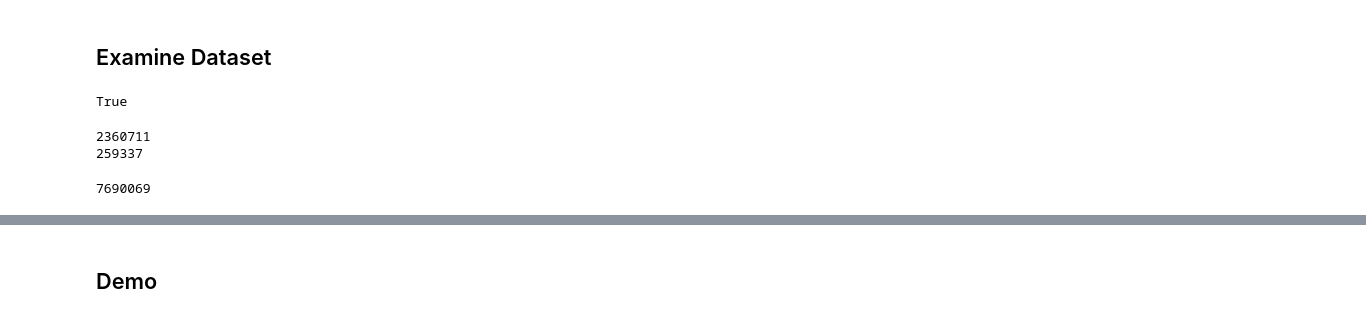
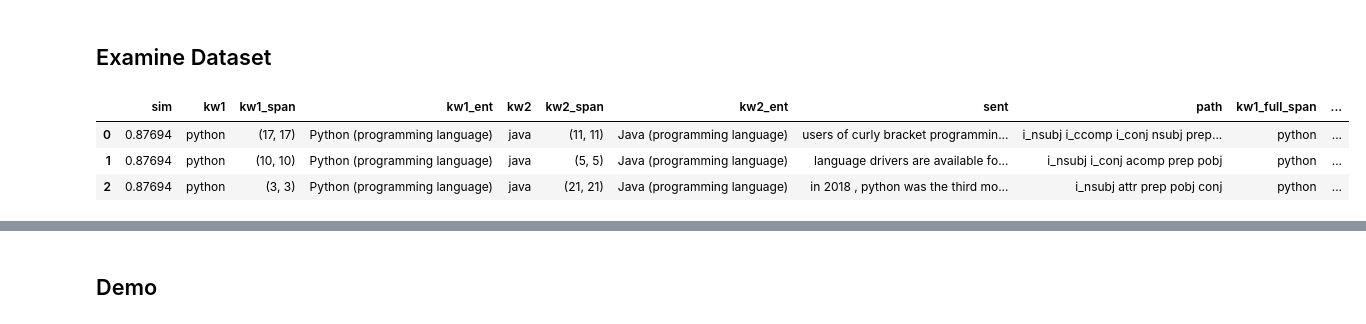
Before and after one commit to ZhuKerui/Forward, a Jupyter notebook: nb/extract_wiki.ipynb, the cells around one changed output, grey strips where cells are left out. Cells and saved outputs as stored; diff of their text form; code cells hidden in the pictures.

```diff
--- a/nb/extract_wiki.ipynb
+++ b/nb/extract_wiki.ipynb
@@ -260,8 +253,8 @@ cs_path_test_df = pd.read_csv(open(cs_path_test_file), sep='\t')
 # %%
 # [Create] Pattern frequency generation
 
-sub_df = wiki_path_test_df[wiki_path_test_df['sim'] > 0.5]
-# sub_df = cs_path_test_df[cs_path_test_df['sim'] > 0.5]
+# sub_df = wiki_path_test_df[wiki_path_test_df['sim'] > 0.5]
+sub_df = cs_path_test_df[cs_path_test_df['sim'] > 0.5]
 
 sub_df['pick'] = sub_df.apply(lambda x: 1 if 'nsubj' in x['path'] else 0, axis=1)
 sub_df = sub_df[sub_df['pick'] > 0]
@@ -332,6 +308,17 @@ See the caveats in the documentation: https://pandas.pydata.org/pandas-docs/stab
 # Get the entity occurance ['collect_ent_occur_from_selected']
 # %%
 # Demo function: find all the sentences that two keywords co-occur in selected sentences
+with open(path_pattern_count_file, 'rb') as f_in:
+    c = pickle.load(f_in)
+
+max_cnt = c.most_common(1)[0][1]
+log_max_cnt = np.log(max_cnt+1)
+
+def cal_freq(path:str):
+    cnt = c.get(path)
+    cnt = (cnt if cnt else 0.5) + 1
+    return np.log(cnt) / log_max_cnt
+
 def find_sentences(entity_dict:dict, ent1:str, ent2:str):
     kw1_occur = entity_dict.get(ent1)
     kw2_occur = entity_dict.get(ent2)
@@ -343,11 +330,10 @@ def find_sentences(entity_dict:dict, ent1:str, ent2:str):
     sim = cosine_similarity(w2vec.get_entity_vector(ent1).reshape(1, -1), w2vec.get_entity_vector(ent2).reshape(1, -1))
     data = []
     for occur in co_occur:
-        sent = note2line(occur).strip()
+        sent = note2line(note2line(occur, '_se.dat').split('\t')[7]).strip()
         pairs = [{'sim' : sim[0][0], 'kw1' : kw1, 'kw2' : kw2, 'kw1_ent' : ent1, 'kw2_ent' : ent2, 'sent' : sent}]
         doc = nlp(sent)
         data += feature_process(doc, pairs)
-
     df = pd.DataFrame(data = data, columns=feature_columns)
     df['pattern'] = df.apply(lambda x: gen_pattern(x['path']), axis=1)
     df['pattern_freq'] = df.apply(lambda x: cal_freq(x['pattern']), axis=1)
@@ -355,4 +341,22 @@ def find_sentences(entity_dict:dict, ent1:str, ent2:str):
     df['score'] = df.apply(lambda x: (x['pattern_freq'] * (x['kw1_recall'] + x['kw2_recall']) / 2 * x['coverage'])**0.33, axis=1)
     df = df[df['score'] > 0.5]
     return df
+
+def get_selected_record(entity_dict:dict, ent1:str, ent2:str):
+    kw1_occur = entity_dict.get(ent1)
+    kw2_occur = entity_dict.get(ent2)
+    if not kw1_occur or not kw2_occur:
+        return None
+    co_occur = kw1_occur & kw2_occur
+    data = []
+    features = ['sim', 'kw1', 'kw1_span', 'kw1_ent', 'kw2', 'kw2_span', 'kw2_ent', 'sent', 'path', 'kw1_full_span', 'kw1_recall', 'kw2_full_span', 'kw2_recall', 'pattern', 'pattern_freq', 'coverage', 'score']
+    for occur in co_occur:
+        record = note2line(occur, '_se.dat').strip().split('\t')
+        sent = note2line(record[7]).strip()
+        data_dict = {features[i] : record[i] for i in range(len(record))}
+        data_dict['sent'] = sent
+        data.append(data_dict)
+
+    df = pd.DataFrame(data = data, columns=features)
+    return df
 # %%
@@ -365,4 +370,9 @@ df.to_csv('sents.tsv', columns=feature_columns + ['pattern', 'pattern_freq', 'co
+# %%
+find_sentences(entity_occur, 'Python (programming language)', 'Java (programming language)')
+# %% [output]
+|  | sim | kw1 | kw1_span | kw1_ent | kw2 | kw2_span | kw2_ent | sent | path | kw1_full_span | ... |
+| 0 | 0.87694 | python | (17, 17) | Python (programming language) | java | (11, 11) | Java (programming language) | users of curly bracket programmin... | i_nsubj i_ccomp i_conj nsubj prep... | python | ... |
+| 1 | 0.87694 | python | (10, 10) | Python (programming language) | java | (5, 5) | Java (programming language) | language drivers are available fo... | i_nsubj i_conj acomp prep pobj | python | ... |
+| 2 | 0.87694 | python | (3, 3) | Python (programming language) | java | (21, 21) | Java (programming language) | in 2018 , python was the third mo... | i_nsubj attr prep pobj conj | python | ... |
 # %%
 'Machine learning' in entity_occur
-# %% [output]
-True
@@ -372,8 +378,0 @@ with open(keyword_connection_graph_file, 'rb') as f_in:
-# %%
-edge_cnts = [keyword_connection_graph.get_edge_data(e[0], e[1])['c'] for e in keyword_connection_graph.edges]
-node_cnts = [keyword_connection_graph.nodes[n]['c'] for n in keyword_connection_graph.nodes]
-print(len(edge_cnts))
-print(len(node_cnts))
-# %% [output]
-2360711
-259337
@@ -386,4 +378,0 @@ for f in save_selected_files:
-# %%
-len(sent_set)
-# %% [output]
-7690069
```
Also changed, not shown: parts of 40 cells of this notebook, 1 other file.
